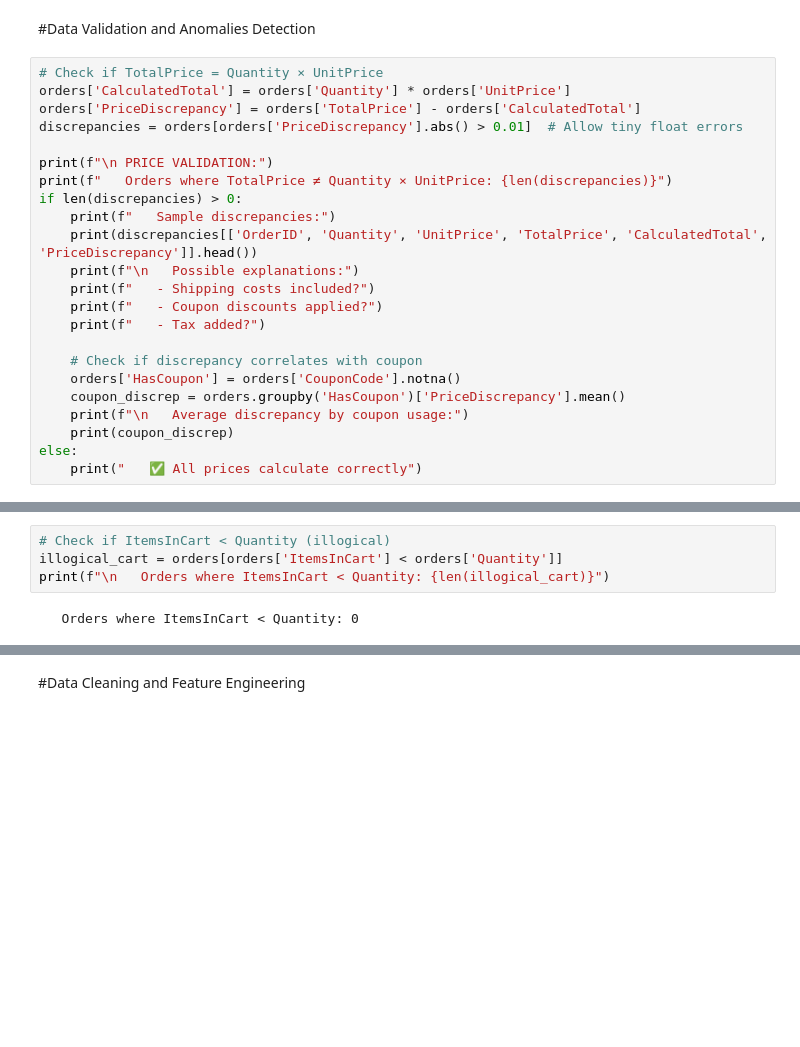
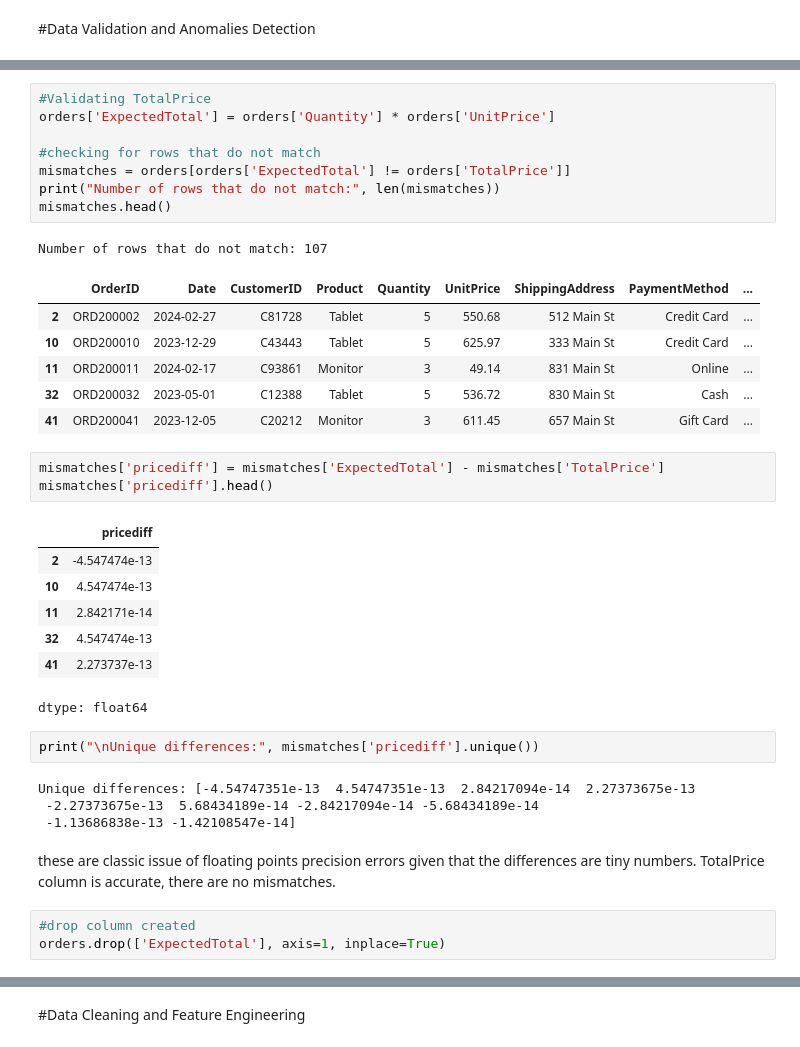
Before and after one commit to Faith-moses/DecodeLabs-Internship, a Jupyter notebook: ecommerce_sales_dataset.ipynb, the cells around one changed output, grey strips where cells are left out. Drawn from its saved outputs; the diff is of its cells as text; blank space fills up the shorter version.

```diff
--- a/ecommerce_sales_dataset.ipynb
+++ b/ecommerce_sales_dataset.ipynb
@@ -115,25 +120,2 @@ np.int64(0)
 # %% [markdown]
 #Data Validation and Anomalies Detection
-# %%
-# Check if TotalPrice = Quantity × UnitPrice
-orders['CalculatedTotal'] = orders['Quantity'] * orders['UnitPrice']
-orders['PriceDiscrepancy'] = orders['TotalPrice'] - orders['CalculatedTotal']
-discrepancies = orders[orders['PriceDiscrepancy'].abs() > 0.01]  # Allow tiny float errors
-
-print(f"\n PRICE VALIDATION:")
-print(f"   Orders where TotalPrice ≠ Quantity × UnitPrice: {len(discrepancies)}")
-if len(discrepancies) > 0:
-    print(f"   Sample discrepancies:")
-    print(discrepancies[['OrderID', 'Quantity', 'UnitPrice', 'TotalPrice', 'CalculatedTotal', 'PriceDiscrepancy']].head())
-    print(f"\n   Possible explanations:")
-    print(f"   - Shipping costs included?")
-    print(f"   - Coupon discounts applied?")
-    print(f"   - Tax added?")
-
-    # Check if discrepancy correlates with coupon
-    orders['HasCoupon'] = orders['CouponCode'].notna()
-    coupon_discrep = orders.groupby('HasCoupon')['PriceDiscrepancy'].mean()
-    print(f"\n   Average discrepancy by coupon usage:")
-    print(coupon_discrep)
-else:
-    print("   ✅ All prices calculate correctly")
@@ -172,6 +122,38 @@ print(f"   Pending orders WITH tracking numbers: {len(pending_with_tracking)}")
-# %%
-# Check if ItemsInCart < Quantity (illogical)
-illogical_cart = orders[orders['ItemsInCart'] < orders['Quantity']]
-print(f"\n   Orders where ItemsInCart < Quantity: {len(illogical_cart)}")
-# %% [output]
-   Orders where ItemsInCart < Quantity: 0
+# %%
+#Validating TotalPrice
+orders['ExpectedTotal'] = orders['Quantity'] * orders['UnitPrice']
+
+#checking for rows that do not match
+mismatches = orders[orders['ExpectedTotal'] != orders['TotalPrice']]
+print("Number of rows that do not match:", len(mismatches))
+mismatches.head()
+# %% [output]
+Number of rows that do not match: 107
+|  | OrderID | Date | CustomerID | Product | Quantity | UnitPrice | ShippingAddress | PaymentMethod | ... |
+| 2 | ORD200002 | 2024-02-27 | C81728 | Tablet | 5 | 550.68 | 512 Main St | Credit Card | ... |
+| 10 | ORD200010 | 2023-12-29 | C43443 | Tablet | 5 | 625.97 | 333 Main St | Credit Card | ... |
+| 11 | ORD200011 | 2024-02-17 | C93861 | Monitor | 3 | 49.14 | 831 Main St | Online | ... |
+| 32 | ORD200032 | 2023-05-01 | C12388 | Tablet | 5 | 536.72 | 830 Main St | Cash | ... |
+| 41 | ORD200041 | 2023-12-05 | C20212 | Monitor | 3 | 611.45 | 657 Main St | Gift Card | ... |
+# %%
+mismatches['pricediff'] = mismatches['ExpectedTotal'] - mismatches['TotalPrice']
+mismatches['pricediff'].head()
+# %% [output]
+|  | pricediff |
+| 2 | -4.547474e-13 |
+| 10 | 4.547474e-13 |
+| 11 | 2.842171e-14 |
+| 32 | 4.547474e-13 |
+| 41 | 2.273737e-13 |
+dtype: float64
+# %%
+print("\nUnique differences:", mismatches['pricediff'].unique())
+# %% [output]
+Unique differences: [-4.54747351e-13  4.54747351e-13  2.84217094e-14  2.27373675e-13
+ -2.27373675e-13  5.68434189e-14 -2.84217094e-14 -5.68434189e-14
+ -1.13686838e-13 -1.42108547e-14]
+# %% [markdown]
+these are classic issue of floating points precision errors given that the differences are tiny numbers. TotalPrice column is accurate, there are no mismatches.
+# %%
+#drop column created
+orders.drop(['ExpectedTotal'], axis=1, inplace=True)
```
Also changed, not shown: parts of 37 cells of this notebook.
